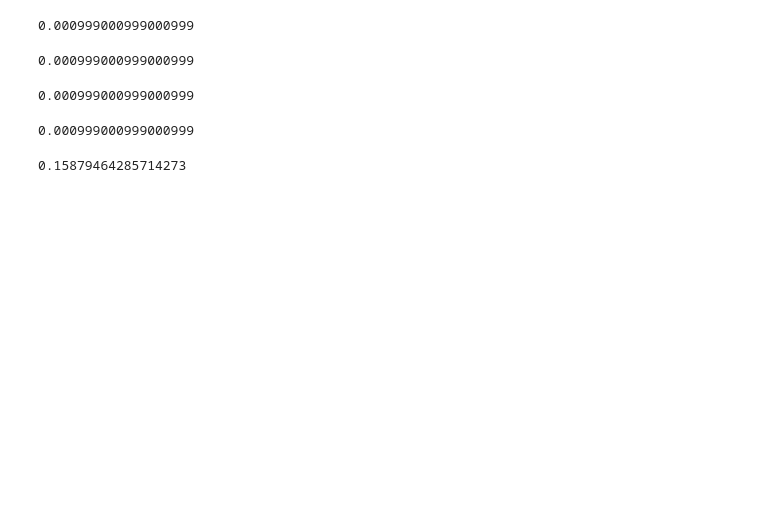
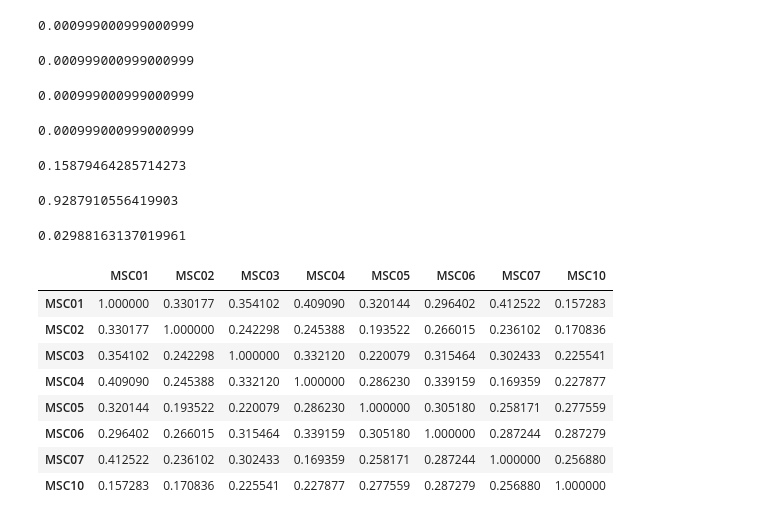
Before and after one commit to GrattonLab/Porteretal_taskprediction, a Jupyter notebook: code/pyScripts/Figures/Statistics.ipynb, the cells around one changed output. Saved outputs shown, nothing was run; the diff lists cells and outputs as text; code cells hidden in the pictures; blank space fills up the shorter version.

Commit message:
feature weights

```diff
--- a/code/pyScripts/Figures/Statistics.ipynb
+++ b/code/pyScripts/Figures/Statistics.ipynb
@@ -1317,3 +1321,49 @@ pval
 ss_mu-ds_mu
 # %% [output]
 0.15879464285714273
+# %%
+#correlation of feature weights folds compared to between person
+from statistics import mean
+from statistics import stdev
+corrlist=[]
+for i in range(9):
+    for j in range(9):
+        if i == j:
+            continue
+        else:
+            fold1=pd.read_csv('/Users/aporter1350/Desktop/Porteretal_taskprediction/output/results/Ridge/ALL_Binary/fw/'+str(i)+'.csv', header= None)
+            fold2 = pd.read_csv('/Users/aporter1350/Desktop/Porteretal_taskprediction/output/results/Ridge/ALL_Binary/fw/'+str(j)+'.csv', header = None)
+            corrlist.append(fold1.corrwith(fold2, axis = 1)[0])
+
+#fold1=pd.read_csv('/Users/aporter1350/Desktop/Porteretal_taskprediction/output/results/Ridge/ALL_Binary/fw/0.csv', header= None)
+#fold2 = pd.read_csv('/Users/aporter1350/Desktop/Porteretal_taskprediction/output/results/Ridge/ALL_Binary/fw/1.csv', header = None)
+
+#fold1.corrwith(fold2, axis = 1)
+# %%
+subList=['MSC01','MSC02','MSC03','MSC04','MSC05','MSC06','MSC07','MSC10']
+df = pd.DataFrame()
+
+for i in subList:
+    tmp = pd.read_csv('/Users/aporter1350/Desktop/Porteretal_taskprediction/output/results/Ridge/ALL_Binary/fw/'+i+'.csv', header= None).T
+    tmp.rename(columns = {0:i},inplace=True)
+    df=pd.concat([df, tmp], axis=1)
+# %%
+mean(corrlist)
+# %% [output]
+0.9287910556419903
+# %%
+stdev(corrlist)
+# %% [output]
+0.02988163137019961
+# %%
+df.corr()
+# %% [output]
+|  | MSC01 | MSC02 | MSC03 | MSC04 | MSC05 | MSC06 | MSC07 | MSC10 |
+| MSC01 | 1.000000 | 0.330177 | 0.354102 | 0.409090 | 0.320144 | 0.296402 | 0.412522 | 0.157283 |
+| MSC02 | 0.330177 | 1.000000 | 0.242298 | 0.245388 | 0.193522 | 0.266015 | 0.236102 | 0.170836 |
+| MSC03 | 0.354102 | 0.242298 | 1.000000 | 0.332120 | 0.220079 | 0.315464 | 0.302433 | 0.225541 |
+| MSC04 | 0.409090 | 0.245388 | 0.332120 | 1.000000 | 0.286230 | 0.339159 | 0.169359 | 0.227877 |
+| MSC05 | 0.320144 | 0.193522 | 0.220079 | 0.286230 | 1.000000 | 0.305180 | 0.258171 | 0.277559 |
+| MSC06 | 0.296402 | 0.266015 | 0.315464 | 0.339159 | 0.305180 | 1.000000 | 0.287244 | 0.287279 |
+| MSC07 | 0.412522 | 0.236102 | 0.302433 | 0.169359 | 0.258171 | 0.287244 | 1.000000 | 0.256880 |
+| MSC10 | 0.157283 | 0.170836 | 0.225541 | 0.227877 | 0.277559 | 0.287279 | 0.256880 | 1.000000 |
```
Also changed, not shown: parts of 2 cells of this notebook, 19 other files.
